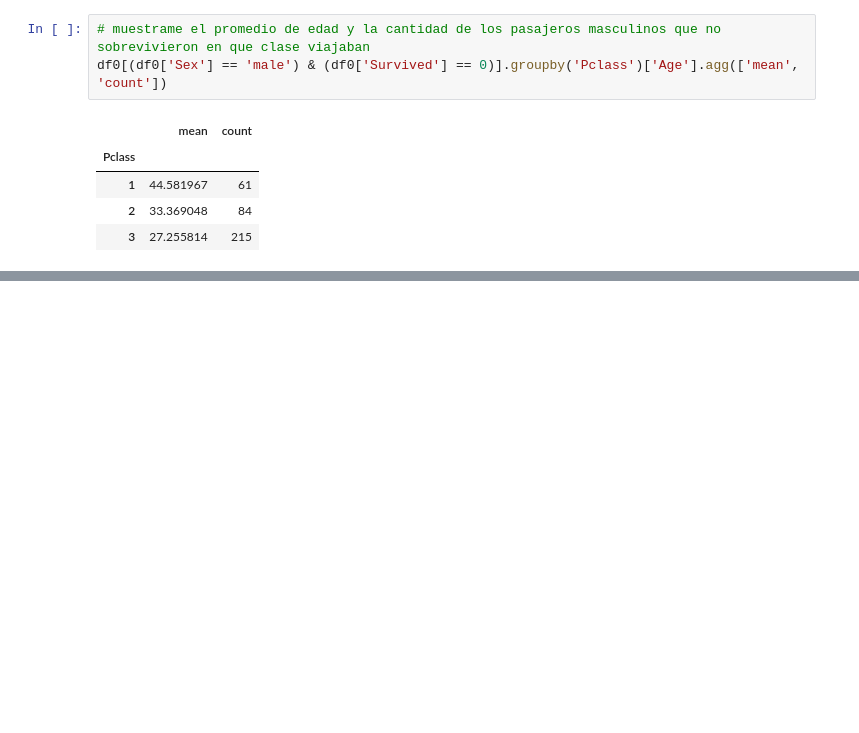
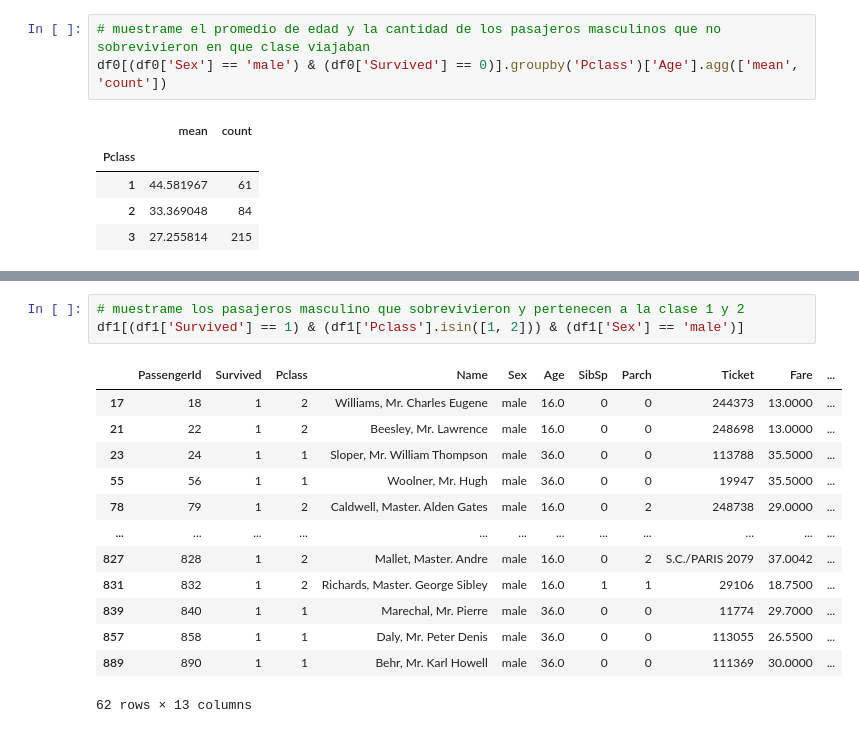
Before and after one commit to gabmata22/fundamentos-de-pandas, a Jupyter notebook: titanic.ipynb, the cells around one changed output, grey strips where cells are left out. Cells and saved outputs as stored; diff of their text form; blank space fills up the shorter version.

```diff
--- a/titanic.ipynb
+++ b/titanic.ipynb
@@ -495,0 +825,17 @@ df0[(df0['Sex'] == 'male') & (df0['Survived'] == 0)].groupby('Pclass')['Age'].ag
+# %%
+# muestrame los pasajeros masculino que sobrevivieron y pertenecen a la clase 1 y 2
+df1[(df1['Survived'] == 1) & (df1['Pclass'].isin([1, 2])) & (df1['Sex'] == 'male')]
+# %% [output]
+|  | PassengerId | Survived | Pclass | Name | Sex | Age | SibSp | Parch | Ticket | Fare | ... |
+| 17 | 18 | 1 | 2 | Williams, Mr. Charles Eugene | male | 16.0 | 0 | 0 | 244373 | 13.0000 | ... |
+| 21 | 22 | 1 | 2 | Beesley, Mr. Lawrence | male | 16.0 | 0 | 0 | 248698 | 13.0000 | ... |
+| 23 | 24 | 1 | 1 | Sloper, Mr. William Thompson | male | 36.0 | 0 | 0 | 113788 | 35.5000 | ... |
+| 55 | 56 | 1 | 1 | Woolner, Mr. Hugh | male | 36.0 | 0 | 0 | 19947 | 35.5000 | ... |
+| 78 | 79 | 1 | 2 | Caldwell, Master. Alden Gates | male | 16.0 | 0 | 2 | 248738 | 29.0000 | ... |
+| ... | ... | ... | ... | ... | ... | ... | ... | ... | ... | ... | ... |
+| 827 | 828 | 1 | 2 | Mallet, Master. Andre | male | 16.0 | 0 | 2 | S.C./PARIS 2079 | 37.0042 | ... |
+| 831 | 832 | 1 | 2 | Richards, Master. George Sibley | male | 16.0 | 1 | 1 | 29106 | 18.7500 | ... |
+| 839 | 840 | 1 | 1 | Marechal, Mr. Pierre | male | 36.0 | 0 | 0 | 11774 | 29.7000 | ... |
+| 857 | 858 | 1 | 1 | Daly, Mr. Peter Denis | male | 36.0 | 0 | 0 | 113055 | 26.5500 | ... |
+| 889 | 890 | 1 | 1 | Behr, Mr. Karl Howell | male | 36.0 | 0 | 0 | 111369 | 30.0000 | ... |
+62 rows × 13 columns
```
Also changed, not shown: parts of 53 cells of this notebook.
